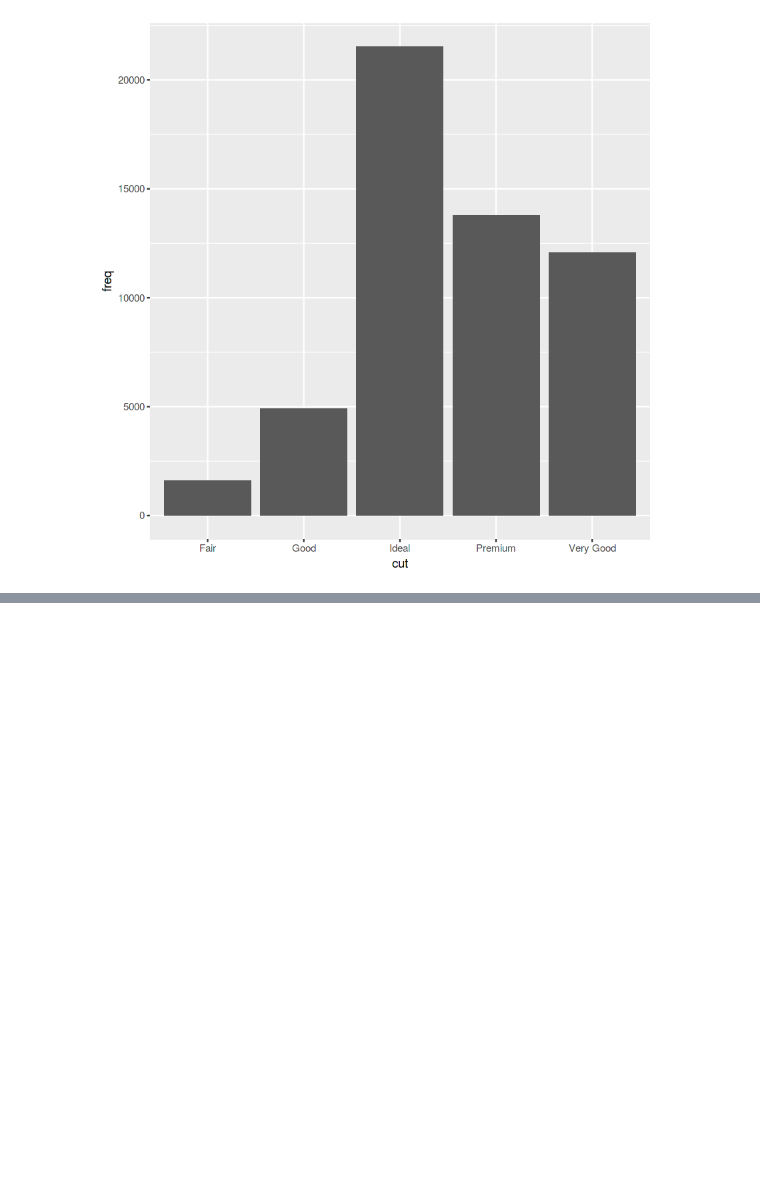
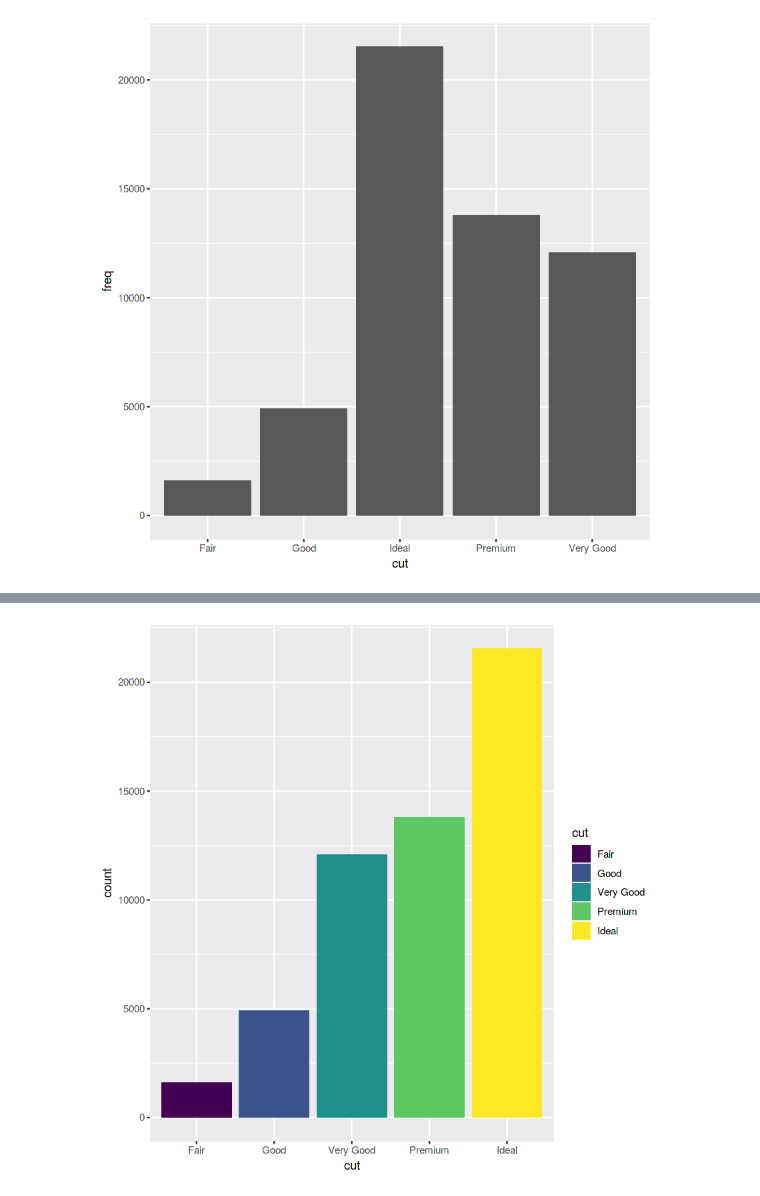
Before and after one commit to foreverloop/oneoff-example-code, a Jupyter notebook: R-basic-syntax.ipynb, the cells around one changed output, grey strips where cells are left out. Drawn from its saved outputs; the diff is of its cells as text; code cells hidden in the pictures; blank space fills up the shorter version.

```diff
--- a/R-basic-syntax.ipynb
+++ b/R-basic-syntax.ipynb
@@ -69,0 +100,9 @@ geom_bar(mapping = aes(x = cut, y = freq),stat = 'identity')
+# %%
+#positional arguments 2, full colour bars
+
+#bar defaults to a count.
+#then in the aesthetic function, we specified the fill parameter based on cut, which is also the x param
+ggplot(data = diamonds) +
+geom_bar(mapping = aes(x = cut, fill = cut))
+# %% [output]
+[figure, added]
```
Also changed, not shown: parts of 9 cells of this notebook.
